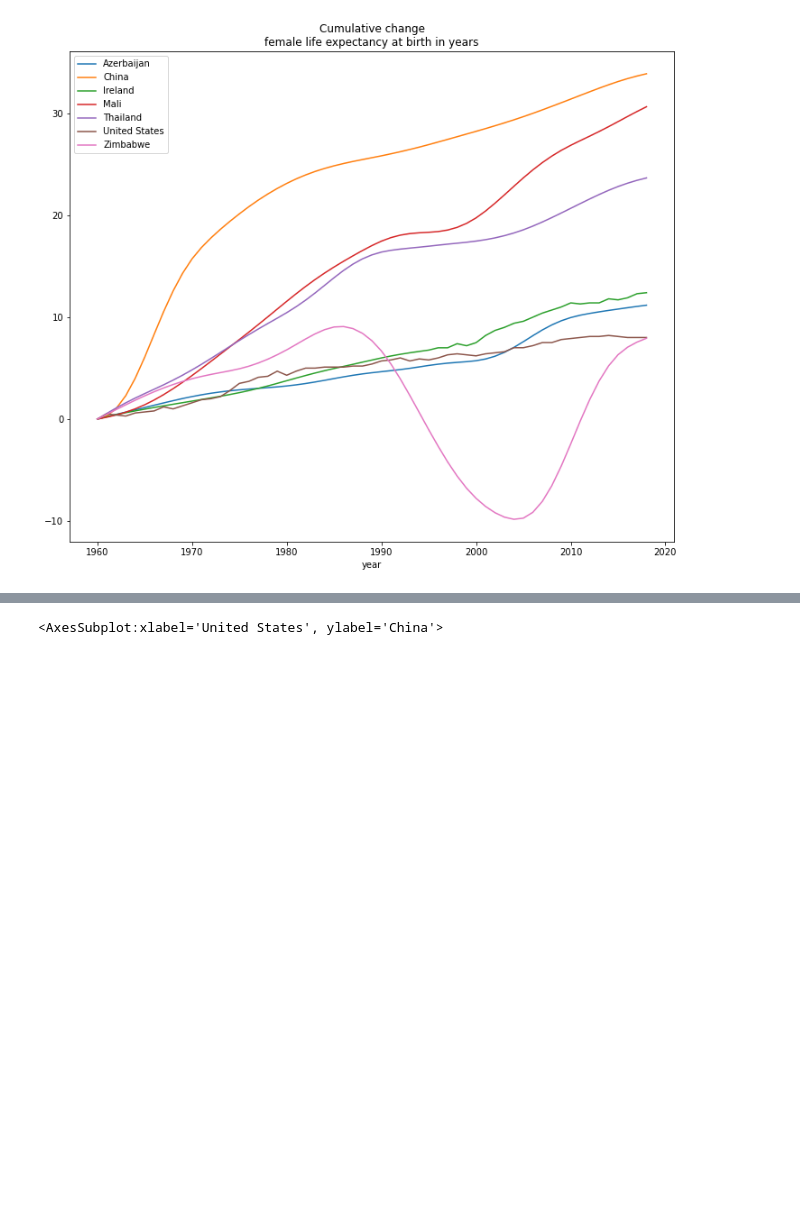
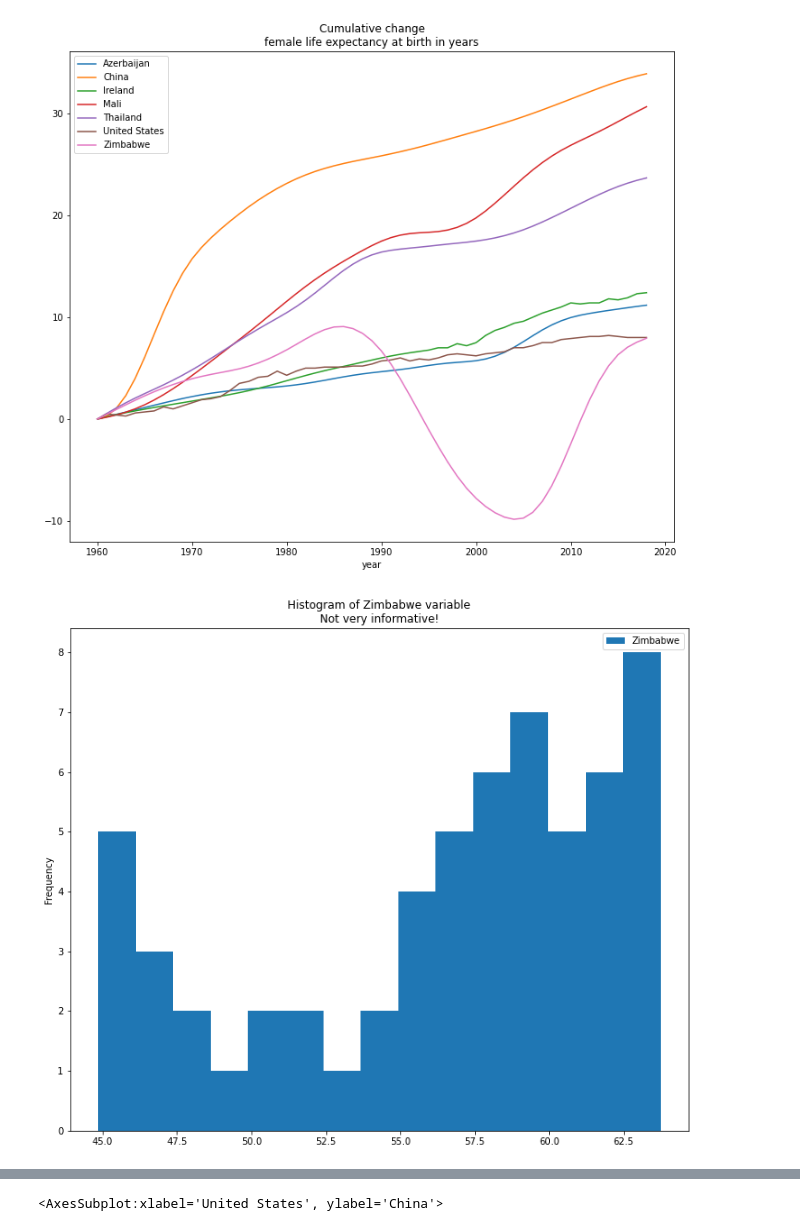
Before and after one commit to brendanrbrown/stor155_sp21, a Jupyter notebook: notebooks/wb_health.ipynb, the cells around one changed output, grey strips where cells are left out. Drawn from its saved outputs; the diff is of its cells as text; code cells hidden in the pictures; blank space fills up the shorter version.

Commit message:
wb hist

```diff
--- a/notebooks/wb_health.ipynb
+++ b/notebooks/wb_health.ipynb
@@ -37,3 +41,12 @@ ddiff.join(d.year).plot(x = 'year', kind = 'line', figsize = (12, 10), title = '
 plt.savefig('images/wb_lifexpec_cumulative.jpeg')
 # %% [output]
 [figure]
+# %%
+# cumulative change
+# could also d.loc[:, d.columns != 'year'].diff().join(d.year).cumsum()
+
+d.plot(y = 'Zimbabwe', kind = 'hist', bins = 15, figsize = (12, 10), title = 'Histogram of Zimbabwe variable\nNot very informative!')
+
+plt.savefig('images/wb_lifexpec_histzimb.jpeg')
+# %% [output]
+[figure, added]
```
Also changed, not shown: parts of 3 cells of this notebook, 2 other files.
